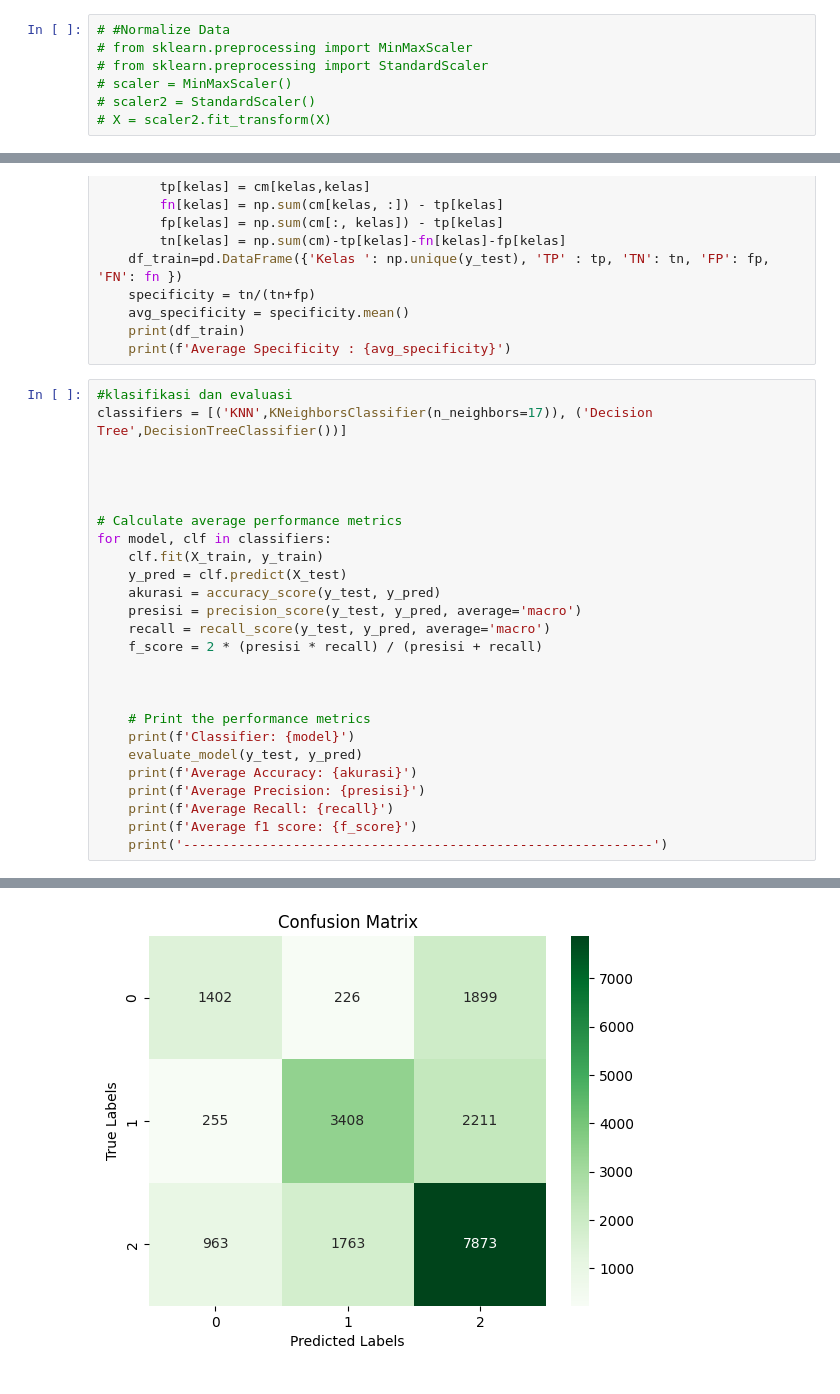
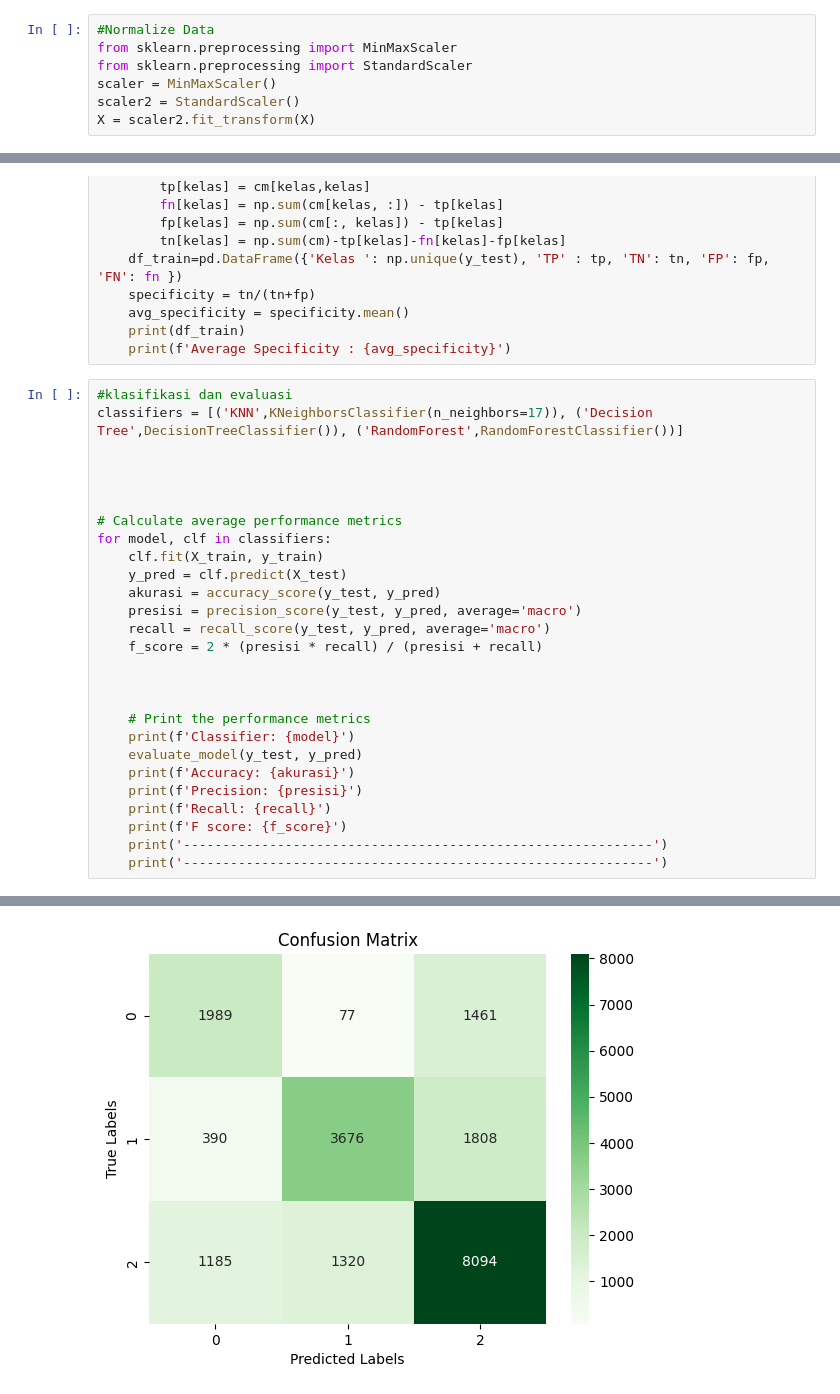
Before and after one commit to quinveil/Credit_Score_Data, a Jupyter notebook: creditscore.ipynb, the cells around one changed output, grey strips where cells are left out. Cells and saved outputs as stored; diff of their text form.

```diff
--- a/creditscore.ipynb
+++ b/creditscore.ipynb
@@ -878,12 +923,12 @@ print(y.shape)
 (100000, 22)
 (100000,)
 # %%
-# #Normalize Data
-# from sklearn.preprocessing import MinMaxScaler
-# from sklearn.preprocessing import StandardScaler
-# scaler = MinMaxScaler()
-# scaler2 = StandardScaler()
-# X = scaler2.fit_transform(X)
+#Normalize Data
+from sklearn.preprocessing import MinMaxScaler
+from sklearn.preprocessing import StandardScaler
+scaler = MinMaxScaler()
+scaler2 = StandardScaler()
+X = scaler2.fit_transform(X)
 # %%
 #Split Data
 from sklearn.model_selection import train_test_split
@@ -932,7 +977,7 @@ def evaluate_model(y_test,y_pred):
     print(f'Average Specificity : {avg_specificity}')
 # %%
 #klasifikasi dan evaluasi
-classifiers = [('KNN',KNeighborsClassifier(n_neighbors=17)), ('Decision Tree',DecisionTreeClassifier())]
+classifiers = [('KNN',KNeighborsClassifier(n_neighbors=17)), ('Decision Tree',DecisionTreeClassifier()), ('RandomForest',RandomForestClassifier())]
 
 
 
@@ -951,11 +996,12 @@ for model, clf in classifiers:
     # Print the performance metrics
     print(f'Classifier: {model}')
     evaluate_model(y_test, y_pred)
-    print(f'Average Accuracy: {akurasi}')
-    print(f'Average Precision: {presisi}')
-    print(f'Average Recall: {recall}')
-    print(f'Average f1 score: {f_score}')
+    print(f'Accuracy: {akurasi}')
+    print(f'Precision: {presisi}')
+    print(f'Recall: {recall}')
+    print(f'F score: {f_score}')
     print('------------------------------------------------------------')
+    print('------------------------------------------------------------')
 # %% [output]
 Classifier: KNN
 Classification Report
@@ -971,2 +1017,2 @@ weighted avg       0.63      0.63      0.63     20000
-[figure, old version]
+[figure, new version]
    Kelas       TP       TN      FP      FN
```
Also changed, not shown: parts of 29 cells of this notebook.
